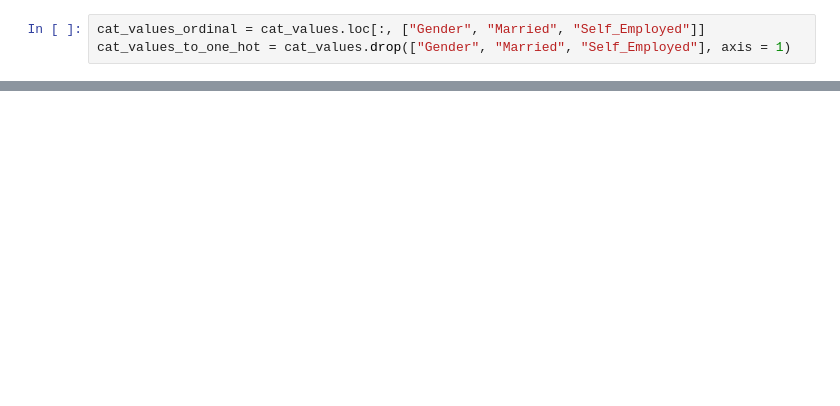
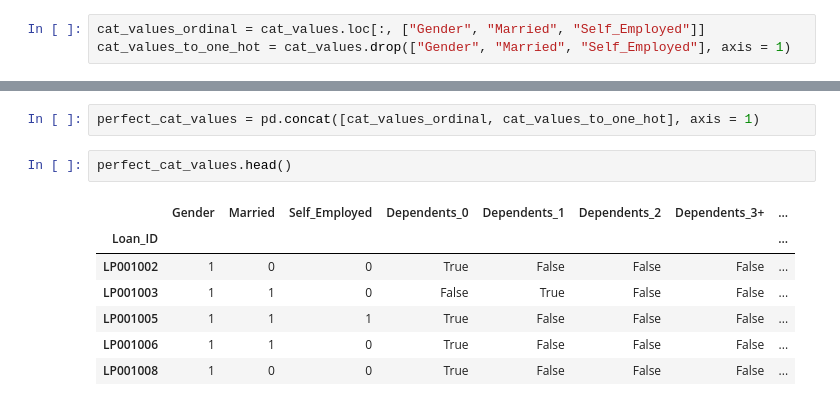
Before and after one commit to AnuOluwatomiwa/explainable-ai-credit-risk-assessment-project, a Jupyter notebook: documentation/normalize.ipynb, the cells around one changed output, grey strips where cells are left out. Saved outputs shown, nothing was run; the diff lists cells and outputs as text; blank space fills up the shorter version.

```diff
--- a/documentation/normalize.ipynb
+++ b/documentation/normalize.ipynb
@@ -70,0 +87,12 @@ NameError: name 'cat_values_to_one_hot' is not defined
+# %%
+perfect_cat_values = pd.concat([cat_values_ordinal, cat_values_to_one_hot], axis = 1)
+# %%
+perfect_cat_values.head()
+# %% [output]
+|  | Gender | Married | Self_Employed | Dependents_0 | Dependents_1 | Dependents_2 | Dependents_3+ | ... |
+| Loan_ID |  |  |  |  |  |  |  | ... |
+| LP001002 | 1 | 0 | 0 | True | False | False | False | ... |
+| LP001003 | 1 | 1 | 0 | False | True | False | False | ... |
+| LP001005 | 1 | 1 | 1 | True | False | False | False | ... |
+| LP001006 | 1 | 1 | 0 | True | False | False | False | ... |
+| LP001008 | 1 | 0 | 0 | True | False | False | False | ... |
```
Also changed, not shown: parts of 23 cells of this notebook, 4 other files.
